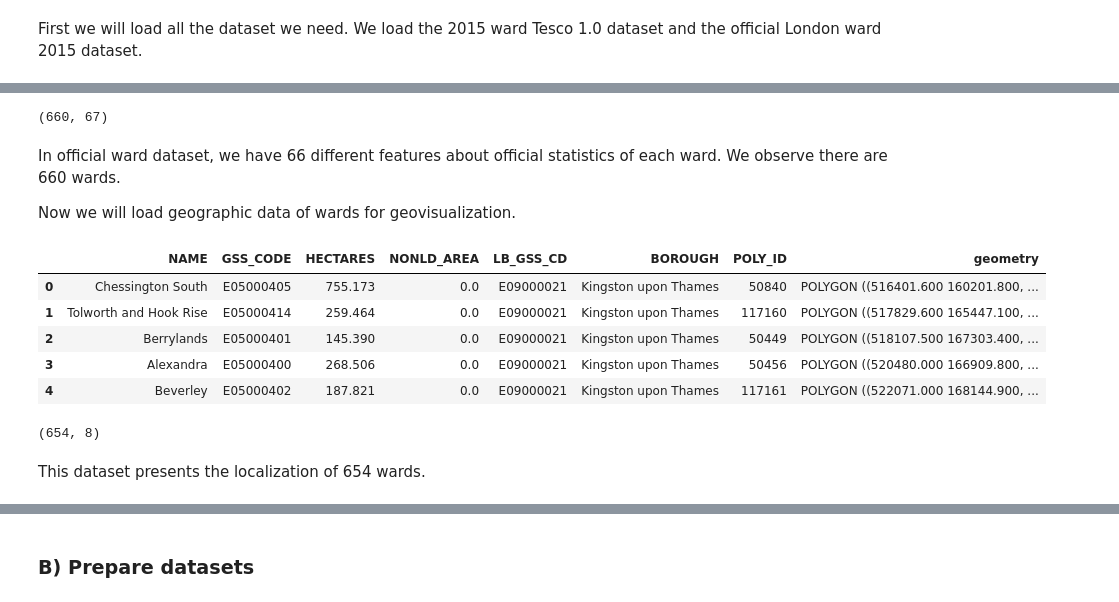
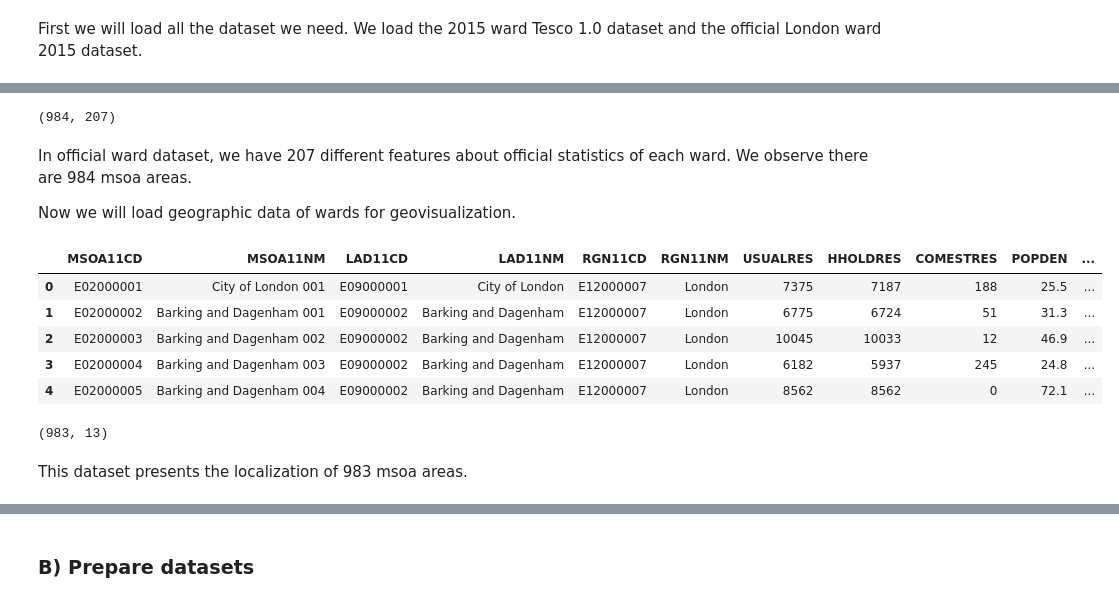
Before and after one commit to epfl-ada/ada-2020-project-milestone-p3-p3_adacadabra, a Jupyter notebook: extension.ipynb, the cells around one changed output, grey strips where cells are left out. Cells and saved outputs as stored; diff of their text form; code cells hidden in the pictures.

Commit message:
shift to msoa

```diff
--- a/extension.ipynb
+++ b/extension.ipynb
@@ -45,25 +45,25 @@ ward_profile_df.head(2)
 # %%
-ward_profile_df.shape
+msoa_profile_df.shape
 # %% [output]
-(660, 67)
+(984, 207)
 # %% [markdown]
-In official ward dataset, we have 66 different features about official statistics of each ward. We observe there are 660 wards.
+In official ward dataset, we have 207 different features about official statistics of each ward. We observe there are 984 msoa areas.
 
 Now we will load geographic data of wards for geovisualization.
 # %%
-ward_map_path = os.path.join(root,"London-wards-2014","London-wards-2014_ESRI","London_Ward.shp")
-ward_map_df = gpd.read_file(ward_map_path)
-ward_map_df.head(5)
+msoa_map_path = os.path.join(root,"London","ESRI","MSOA_2011_London_gen_MHW.shp")
+msoa_map_df = gpd.read_file(msoa_map_path)
+msoa_map_df.head(5)
 # %% [output]
-|  | NAME | GSS_CODE | HECTARES | NONLD_AREA | LB_GSS_CD | BOROUGH | POLY_ID | geometry |
-| 0 | Chessington South | E05000405 | 755.173 | 0.0 | E09000021 | Kingston upon Thames | 50840 | POLYGON ((516401.600 160201.800, ... |
-| 1 | Tolworth and Hook Rise | E05000414 | 259.464 | 0.0 | E09000021 | Kingston upon Thames | 117160 | POLYGON ((517829.600 165447.100, ... |
-| 2 | Berrylands | E05000401 | 145.390 | 0.0 | E09000021 | Kingston upon Thames | 50449 | POLYGON ((518107.500 167303.400, ... |
-| 3 | Alexandra | E05000400 | 268.506 | 0.0 | E09000021 | Kingston upon Thames | 50456 | POLYGON ((520480.000 166909.800, ... |
-| 4 | Beverley | E05000402 | 187.821 | 0.0 | E09000021 | Kingston upon Thames | 117161 | POLYGON ((522071.000 168144.900, ... |
+|  | MSOA11CD | MSOA11NM | LAD11CD | LAD11NM | RGN11CD | RGN11NM | USUALRES | HHOLDRES | COMESTRES | POPDEN | ... |
+| 0 | E02000001 | City of London 001 | E09000001 | City of London | E12000007 | London | 7375 | 7187 | 188 | 25.5 | ... |
+| 1 | E02000002 | Barking and Dagenham 001 | E09000002 | Barking and Dagenham | E12000007 | London | 6775 | 6724 | 51 | 31.3 | ... |
+| 2 | E02000003 | Barking and Dagenham 002 | E09000002 | Barking and Dagenham | E12000007 | London | 10045 | 10033 | 12 | 46.9 | ... |
+| 3 | E02000004 | Barking and Dagenham 003 | E09000002 | Barking and Dagenham | E12000007 | London | 6182 | 5937 | 245 | 24.8 | ... |
+| 4 | E02000005 | Barking and Dagenham 004 | E09000002 | Barking and Dagenham | E12000007 | London | 8562 | 8562 | 0 | 72.1 | ... |
 # %%
-ward_map_df.shape
+msoa_map_df.shape
 # %% [output]
-(654, 8)
+(983, 13)
 # %% [markdown]
-This dataset presents the localization of 654 wards.
+This dataset presents the localization of 983 msoa areas.
```
Also changed, not shown: parts of 13 cells of this notebook.
